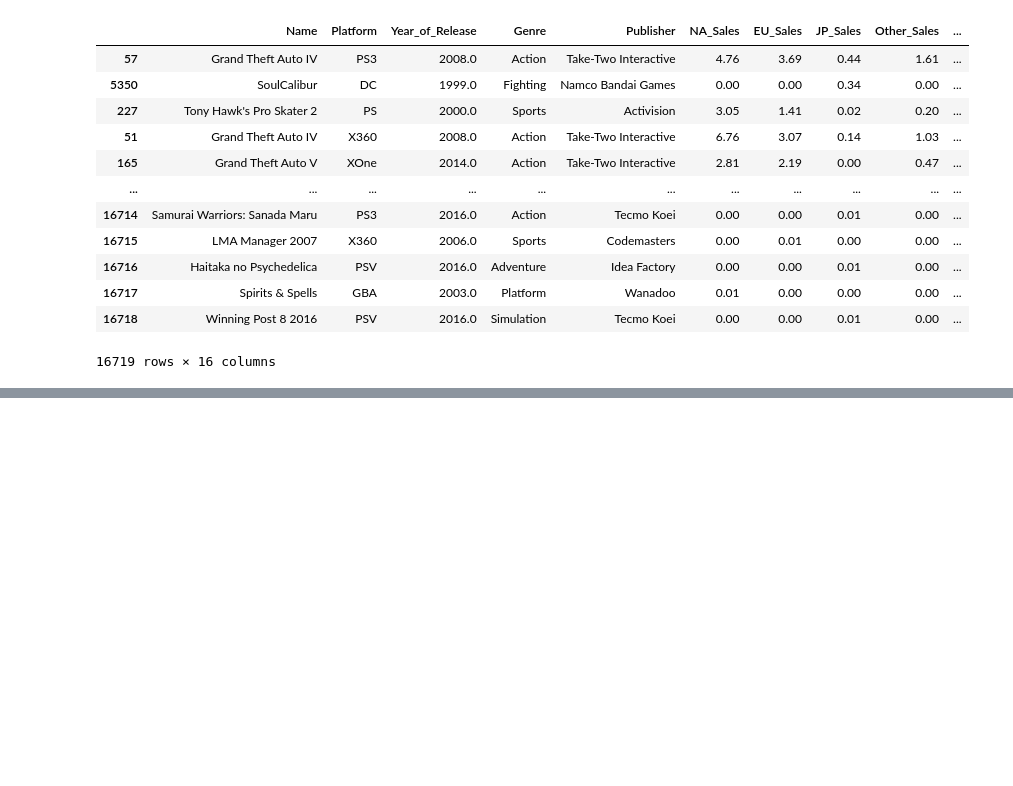
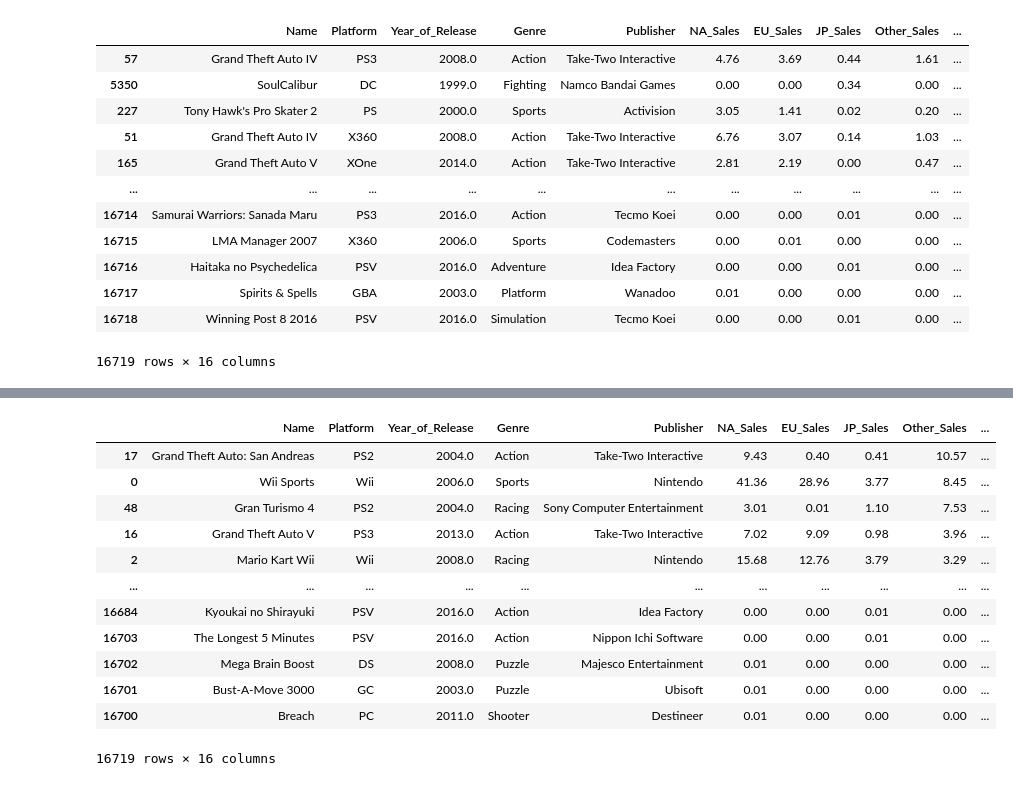
Before and after one commit to JamesWillems/dataset_video_game, a Jupyter notebook: video_game.ipynb, the cells around one changed output, grey strips where cells are left out. Cells and saved outputs as stored; diff of their text form; code cells hidden in the pictures; blank space fills up the shorter version.

```diff
--- a/video_game.ipynb
+++ b/video_game.ipynb
@@ -131,0 +180,16 @@ videogame_df.sort_values('Critic_Score', ascending=False)
+# %%
+videogame_df.sort_values('Other_Sales', ascending=False)
+# %% [output]
+|  | Name | Platform | Year_of_Release | Genre | Publisher | NA_Sales | EU_Sales | JP_Sales | Other_Sales | ... |
+| 17 | Grand Theft Auto: San Andreas | PS2 | 2004.0 | Action | Take-Two Interactive | 9.43 | 0.40 | 0.41 | 10.57 | ... |
+| 0 | Wii Sports | Wii | 2006.0 | Sports | Nintendo | 41.36 | 28.96 | 3.77 | 8.45 | ... |
+| 48 | Gran Turismo 4 | PS2 | 2004.0 | Racing | Sony Computer Entertainment | 3.01 | 0.01 | 1.10 | 7.53 | ... |
+| 16 | Grand Theft Auto V | PS3 | 2013.0 | Action | Take-Two Interactive | 7.02 | 9.09 | 0.98 | 3.96 | ... |
+| 2 | Mario Kart Wii | Wii | 2008.0 | Racing | Nintendo | 15.68 | 12.76 | 3.79 | 3.29 | ... |
+| ... | ... | ... | ... | ... | ... | ... | ... | ... | ... | ... |
+| 16684 | Kyoukai no Shirayuki | PSV | 2016.0 | Action | Idea Factory | 0.00 | 0.00 | 0.01 | 0.00 | ... |
+| 16703 | The Longest 5 Minutes | PSV | 2016.0 | Action | Nippon Ichi Software | 0.00 | 0.00 | 0.01 | 0.00 | ... |
+| 16702 | Mega Brain Boost | DS | 2008.0 | Puzzle | Majesco Entertainment | 0.01 | 0.00 | 0.00 | 0.00 | ... |
+| 16701 | Bust-A-Move 3000 | GC | 2003.0 | Puzzle | Ubisoft | 0.01 | 0.00 | 0.00 | 0.00 | ... |
+| 16700 | Breach | PC | 2011.0 | Shooter | Destineer | 0.01 | 0.00 | 0.00 | 0.00 | ... |
+16719 rows × 16 columns
```
Also changed, not shown: parts of 3 cells of this notebook.
